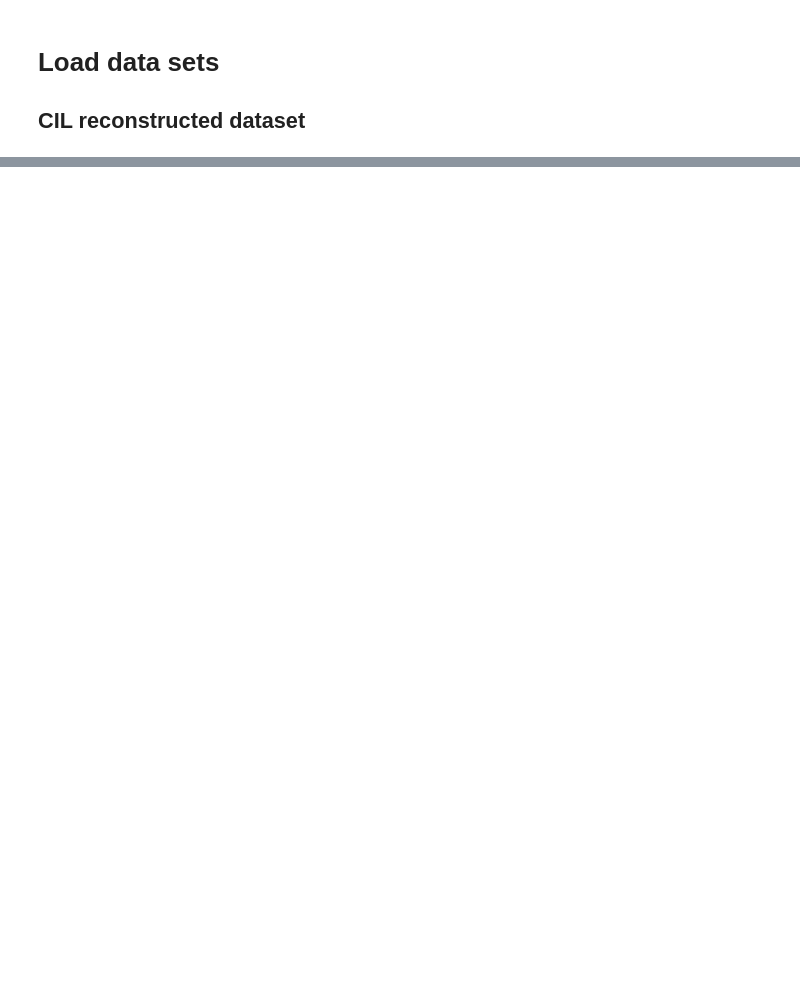
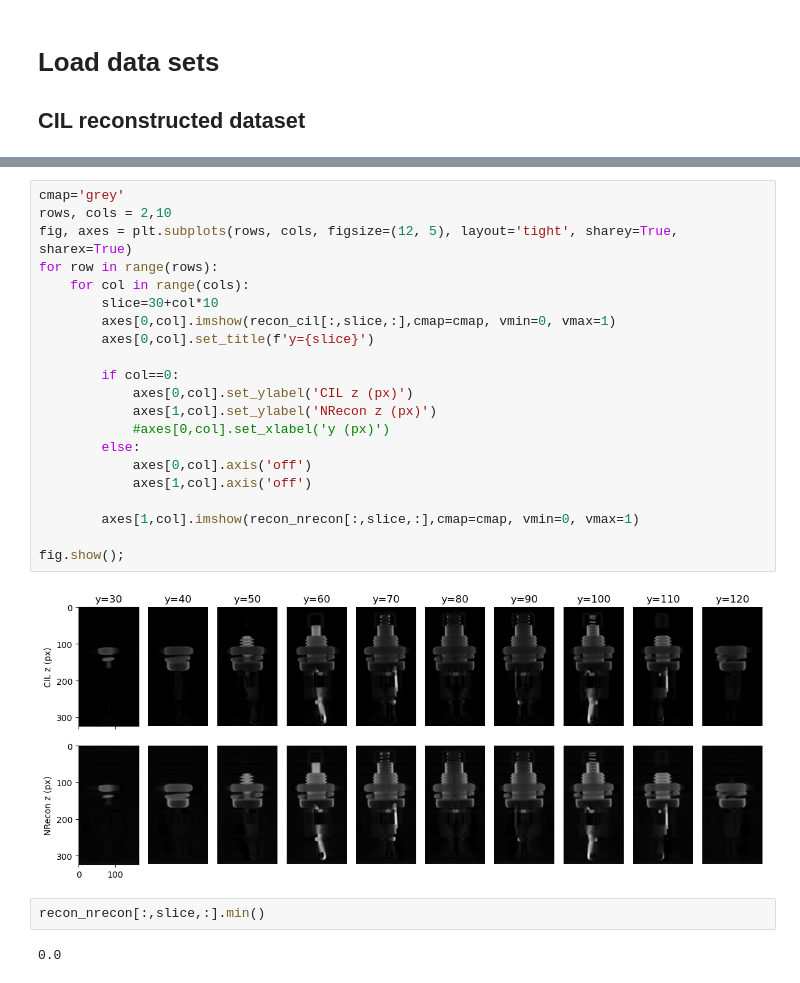
Before and after one commit to tleissner/cil-import-bruker, a Jupyter notebook: compare_Nrecon-CIL.ipynb, the cells around one changed output, grey strips where cells are left out. Cells and saved outputs as stored; diff of their text form; blank space fills up the shorter version.

```diff
--- a/compare_Nrecon-CIL.ipynb
+++ b/compare_Nrecon-CIL.ipynb
@@ -61,0 +117,27 @@ ValueError: Requested ImageGeometry shape is incompatible with data. Expected (1
+# %%
+cmap='grey'
+rows, cols = 2,10
+fig, axes = plt.subplots(rows, cols, figsize=(12, 5), layout='tight', sharey=True, sharex=True)
+for row in range(rows):
+    for col in range(cols):
+        slice=30+col*10
+        axes[0,col].imshow(recon_cil[:,slice,:],cmap=cmap, vmin=0, vmax=1)
+        axes[0,col].set_title(f'y={slice}')
+
+        if col==0:
+            axes[0,col].set_ylabel('CIL z (px)')
+            axes[1,col].set_ylabel('NRecon z (px)')
+            #axes[0,col].set_xlabel('y (px)')
+        else:
+            axes[0,col].axis('off')
+            axes[1,col].axis('off')
+
+        axes[1,col].imshow(recon_nrecon[:,slice,:],cmap=cmap, vmin=0, vmax=1)
+
+fig.show();
+# %% [output]
+[figure, added]
+# %%
+recon_nrecon[:,slice,:].min()
+# %% [output]
+0.0
```
Also changed, not shown: parts of 11 cells of this notebook, 8 other files.
